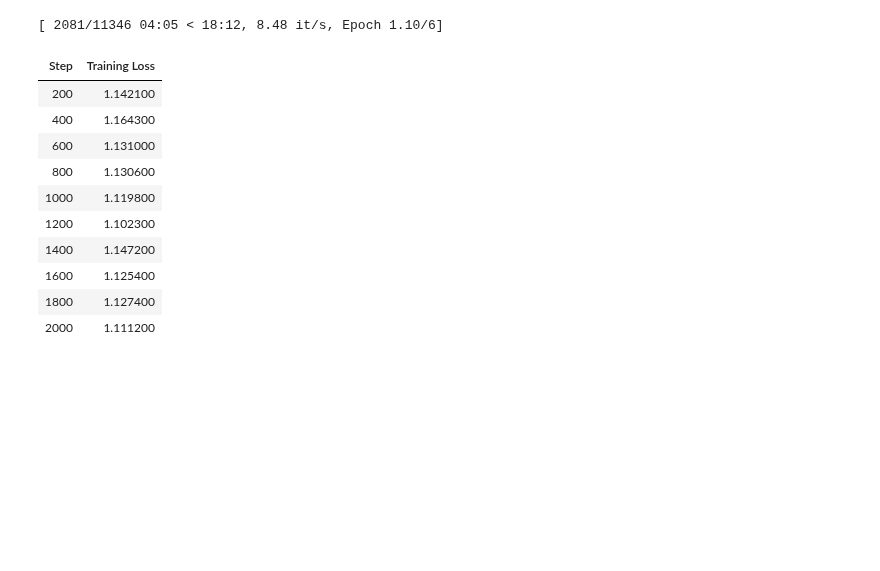
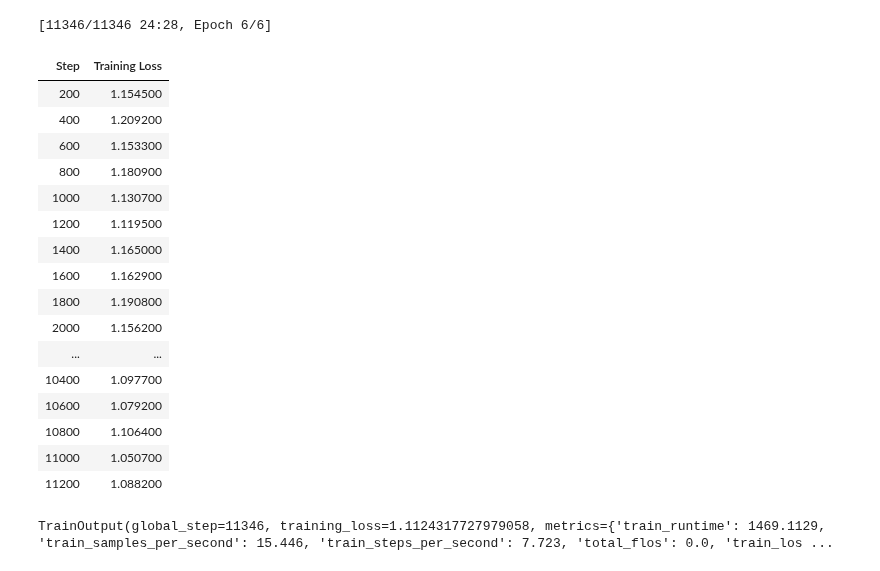
Before and after one commit to hscells-org/project-doehl-boolean-clip, a Jupyter notebook: dev.ipynb, the cells around one changed output. Cells and saved outputs as stored; diff of their text form; code cells hidden in the pictures; blank space fills up the shorter version.

```diff
--- a/dev.ipynb
+++ b/dev.ipynb
@@ -38,45 +40,52 @@ training_args = TrainingArguments(
     learning_rate=5e-5,
     weight_decay=0.01,
     logging_steps=200,
     save_steps=200,
     save_total_limit=2,
     remove_unused_columns=False,
     # max_steps=1000,
     bf16=True,
     optim="adamw_bnb_8bit",
     # torch_compile=True,
     # torch_compile_backend="inductor"
 )
 
 def collate_fn(batch):
     d = {
         "in_bool": [ex["q"] for ex in batch],
         "in_text": [ex["d"] for ex in batch],
     }
     return d
 
 trainer = Trainer(
     model,
     training_args,
     train_dataset=data["train"],
     eval_dataset=data["test"],
     data_collator=collate_fn,
 )
 
-trainer.train(resume_from_checkpoint=True)
+trainer.train(resume_from_checkpoint=False)
 # %% [output]
-[ 2081/11346 04:05 < 18:12, 8.48 it/s, Epoch 1.10/6]
+[11346/11346 24:28, Epoch 6/6]
 | Step | Training Loss |
-| 200 | 1.142100 |
-| 400 | 1.164300 |
-| 600 | 1.131000 |
-| 800 | 1.130600 |
-| 1000 | 1.119800 |
-| 1200 | 1.102300 |
-| 1400 | 1.147200 |
-| 1600 | 1.125400 |
-| 1800 | 1.127400 |
-| 2000 | 1.111200 |
+| 200 | 1.154500 |
+| 400 | 1.209200 |
+| 600 | 1.153300 |
+| 800 | 1.180900 |
+| 1000 | 1.130700 |
+| 1200 | 1.119500 |
+| 1400 | 1.165000 |
+| 1600 | 1.162900 |
+| 1800 | 1.190800 |
+| 2000 | 1.156200 |
+| ... | ... |
+| 10400 | 1.097700 |
+| 10600 | 1.079200 |
+| 10800 | 1.106400 |
+| 11000 | 1.050700 |
+| 11200 | 1.088200 |
+TrainOutput(global_step=11346, training_loss=1.1124317727979058, metrics={'train_runtime': 1469.1129, 'train_samples_per_second': 15.446, 'train_steps_per_second': 7.723, 'total_flos': 0.0, 'train_los ...
 # %%
 from evaluation import ModelEvaluator
 
```
Also changed, not shown: parts of 2 cells of this notebook, 1 other file.
